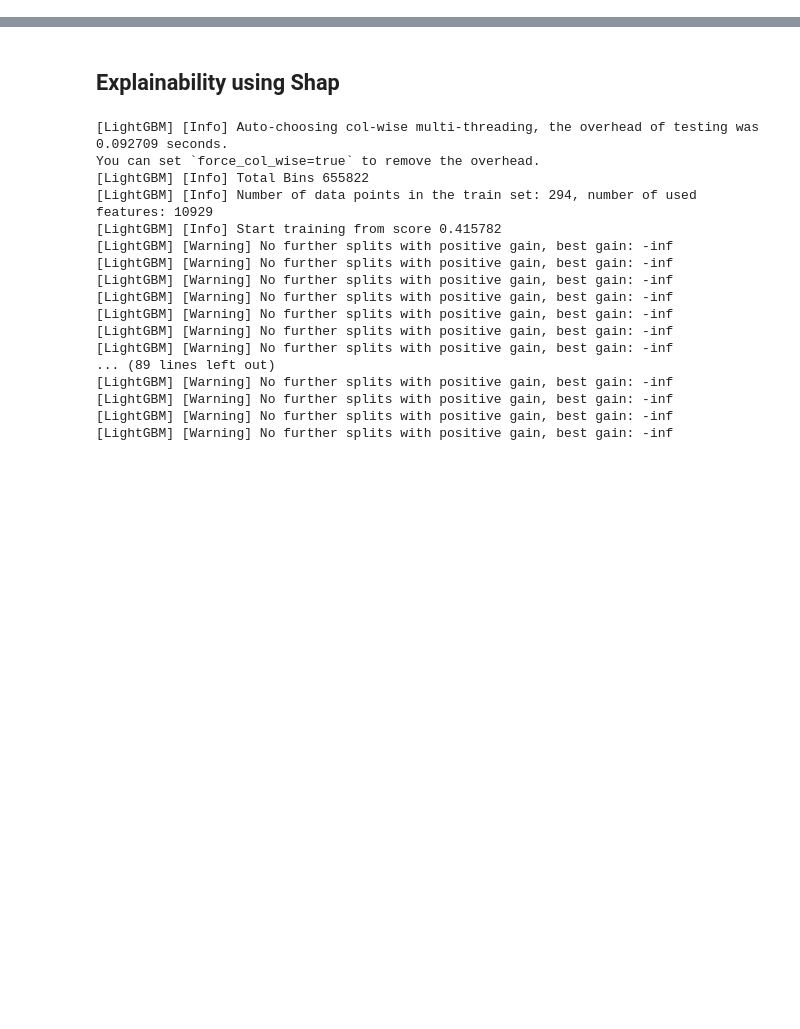
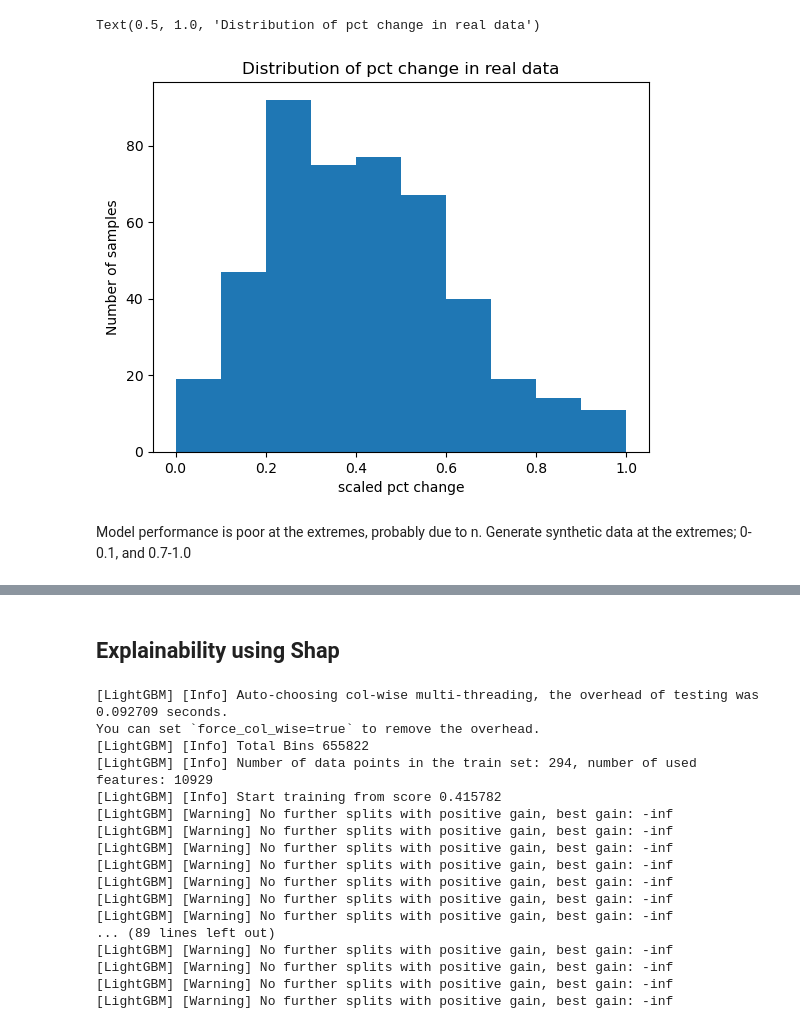
Before and after one commit to phoebemma/ML_paper, a Jupyter notebook: Model_using_sequential_API.ipynb, the cells around one changed output, grey strips where cells are left out. Saved outputs shown, nothing was run; the diff lists cells and outputs as text; code cells hidden in the pictures; blank space fills up the shorter version.

```diff
--- a/Model_using_sequential_API.ipynb
+++ b/Model_using_sequential_API.ipynb
@@ -101,0 +148,6 @@ df
+# %%
+# merge the datasets based on the gene_id column
+# Use same order with metadata. Not sure it makes any difference
+full_genecounts = AO_genecounts.merge(Contratrain_genecounts, on = "gene_name").merge(Copd_genecounts, on = "gene_name").merge(Relief_genecounts, on = "gene_name").merge(Volume_genecounts, on = "gene_name")
+#full_genecounts = full_genecounts.set_index("gene_name")
+full_genecounts
@@ -101,0 +168,15 @@ df
+# %%
+# transform and scale the values
+transformer = FunctionTransformer(np.log1p, validate=True)
+counts_transformed = transformer.transform(full_genecounts.iloc[:, 1:])
+counts_transformed = pd.DataFrame(counts_transformed, columns = full_genecounts.columns[1:])
+
+# Initialise the scaler
+scaler = StandardScaler()
+# scale
+counts_scaled = scaler.fit_transform(counts_transformed)
+counts_scaled = pd.DataFrame(counts_scaled, columns = full_genecounts.columns[1:])
+
+counts_scaled.insert(0, 'gene_name', full_genecounts['gene_name'])
+counts_scaled = counts_scaled.round(2)
+counts_scaled
@@ -189,0 +348,10 @@ Epoch 23/32
+# %%
+plt.hist(df["scaled_pct_change"])
+plt.xlabel('scaled pct change')
+plt.ylabel('Number of samples')
+plt.title('Distribution of pct change in real data')
+# %% [output]
+Text(0.5, 1.0, 'Distribution of pct change in real data')
+[figure, added]
+# %% [markdown]
+Model performance is poor at the extremes, probably due to n. Generate synthetic data at the extremes; 0-0.1, and 0.7-1.0
```
Also changed, not shown: parts of 43 cells of this notebook, 2 other files.
